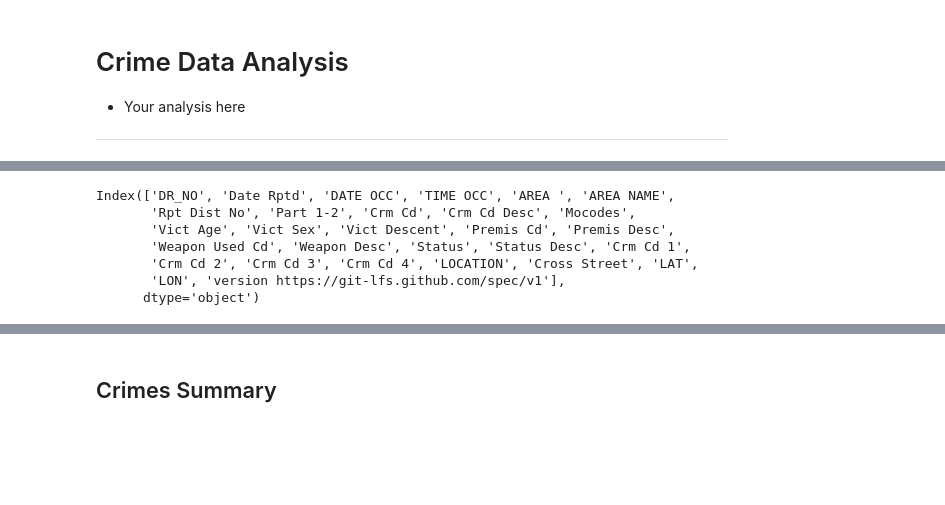
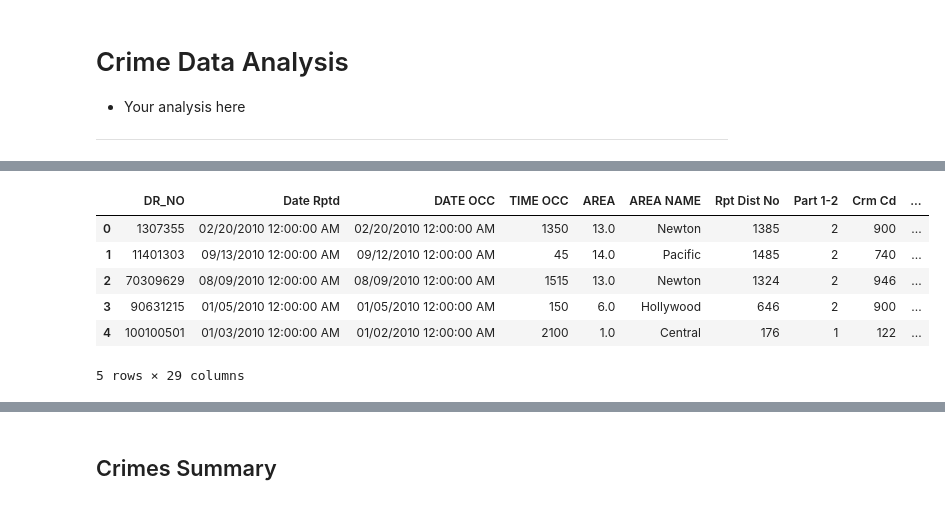
Before and after one commit to kekojones12/Project-1, a Jupyter notebook: Project_1_starter.ipynb, the cells around one changed output, grey strips where cells are left out. Saved outputs shown, nothing was run; the diff lists cells and outputs as text; code cells hidden in the pictures; blank space fills up the shorter version.

```diff
--- a/Project_1_starter.ipynb
+++ b/Project_1_starter.ipynb
@@ -8,19 +8,20 @@
 # Dependencies and Setup
 import pandas as pd
 from pathlib import Path
-import matplotlib
+import matplotlib.pyplot as plt
+import numpy as np
+from scipy import stats
+import hvplot.pandas
 
-# File to Load (Remember to Change These)
+# Files to Load
 data_2010_2019 = Path("Crime_Data_from_2010_to_2019 (1).csv")
 data_2020_2023 = Path("Crime_Data_from_2020_to_Present_20231016.csv")
 
 # Read data(2010-2019) and data (2020- present)Data File and store into Pandas DataFrames
 pre_covid_data = pd.read_csv(data_2010_2019)
 post_covid_data = pd.read_csv(data_2020_2023)
-#pre_covid_data.head(5)
-#post_covid_data.head(5)
 
 # Combine the data into a single dataset.
 Data_complete = pd.concat([pre_covid_data, post_covid_data], ignore_index=True)
-Data_complete.columns
+Data_complete.head()
 # %% [output]
@@ -27,7 +30,7 @@ Data_complete.columns
+|  | DR_NO | Date Rptd | DATE OCC | TIME OCC | AREA | AREA NAME | Rpt Dist No | Part 1-2 | Crm Cd | ... |
+| 0 | 1307355 | 02/20/2010 12:00:00 AM | 02/20/2010 12:00:00 AM | 1350 | 13.0 | Newton | 1385 | 2 | 900 | ... |
+| 1 | 11401303 | 09/13/2010 12:00:00 AM | 09/12/2010 12:00:00 AM | 45 | 14.0 | Pacific | 1485 | 2 | 740 | ... |
+| 2 | 70309629 | 08/09/2010 12:00:00 AM | 08/09/2010 12:00:00 AM | 1515 | 13.0 | Newton | 1324 | 2 | 946 | ... |
+| 3 | 90631215 | 01/05/2010 12:00:00 AM | 01/05/2010 12:00:00 AM | 150 | 6.0 | Hollywood | 646 | 2 | 900 | ... |
+| 4 | 100100501 | 01/03/2010 12:00:00 AM | 01/02/2010 12:00:00 AM | 2100 | 1.0 | Central | 176 | 1 | 122 | ... |
-Index(['DR_NO', 'Date Rptd', 'DATE OCC', 'TIME OCC', 'AREA ', 'AREA NAME',
-       'Rpt Dist No', 'Part 1-2', 'Crm Cd', 'Crm Cd Desc', 'Mocodes',
-       'Vict Age', 'Vict Sex', 'Vict Descent', 'Premis Cd', 'Premis Desc',
-       'Weapon Used Cd', 'Weapon Desc', 'Status', 'Status Desc', 'Crm Cd 1',
-       'Crm Cd 2', 'Crm Cd 3', 'Crm Cd 4', 'LOCATION', 'Cross Street', 'LAT',
-       'LON', 'version https://git-lfs.github.com/spec/v1'],
-      dtype='object')
+5 rows × 29 columns
```
Also changed, not shown: parts of 25 cells of this notebook, 1 other file.
